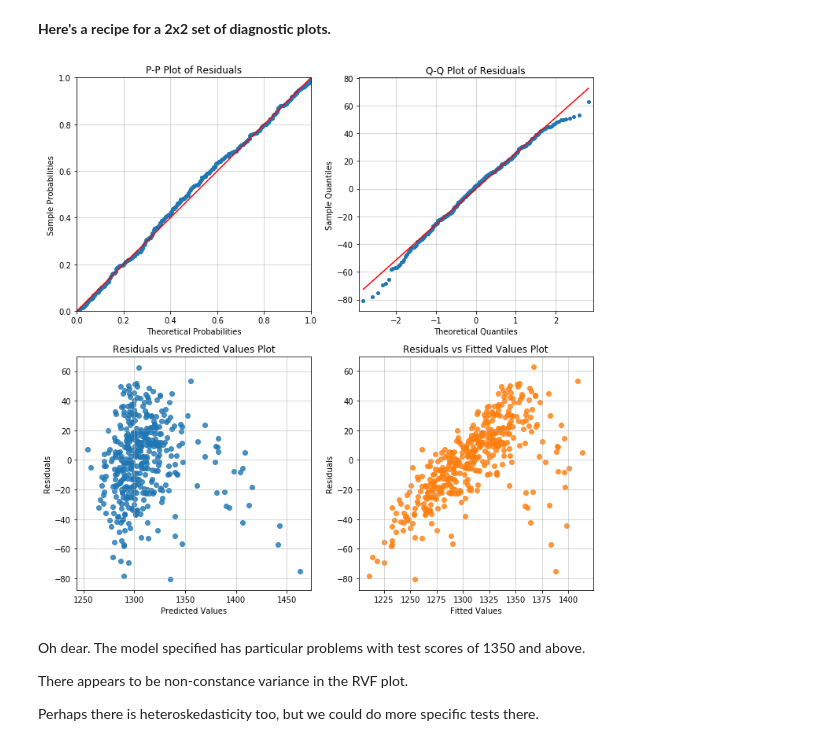
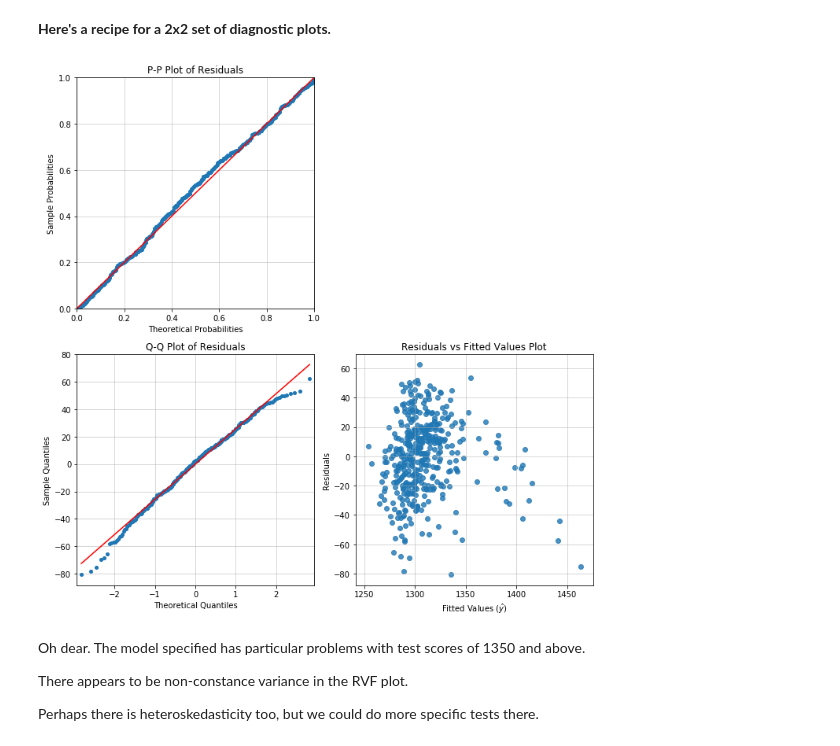
Before and after one commit to mfarragher/appelpy-examples, a Jupyter notebook: 00_ten-minutes-to-appelpy.ipynb, the cells around one changed output. Cells and saved outputs as stored; diff of their text form; code cells hidden in the pictures.

```diff
--- a/00_ten-minutes-to-appelpy.ipynb
+++ b/00_ten-minutes-to-appelpy.ipynb
@@ -162,12 +162,12 @@ Appelpy's **`diagnostics`** module has a suite of classes and functions for regr
 # %%
 fig, axarr = plt.subplots(2, 2, figsize=(10, 10))
 model_nonrobust.diagnostic_plot('pp_plot', ax=axarr[0][0])
-model_nonrobust.diagnostic_plot('qq_plot', ax=axarr[0][1])
-model_nonrobust.diagnostic_plot('rvp_plot', ax=axarr[1][0])
+model_nonrobust.diagnostic_plot('qq_plot', ax=axarr[1][0])
 model_nonrobust.diagnostic_plot('rvf_plot', ax=axarr[1][1])
+axarr[0, 1].axis('off')
 plt.tight_layout()
 # %% [output]
-[figure, old version]
+[figure, new version]
 # %% [markdown]
 Oh dear.  The model specified has particular problems with test scores of 1350 and above.
 
```
Also changed, not shown: parts of 9 cells of this notebook, 5 other files.
